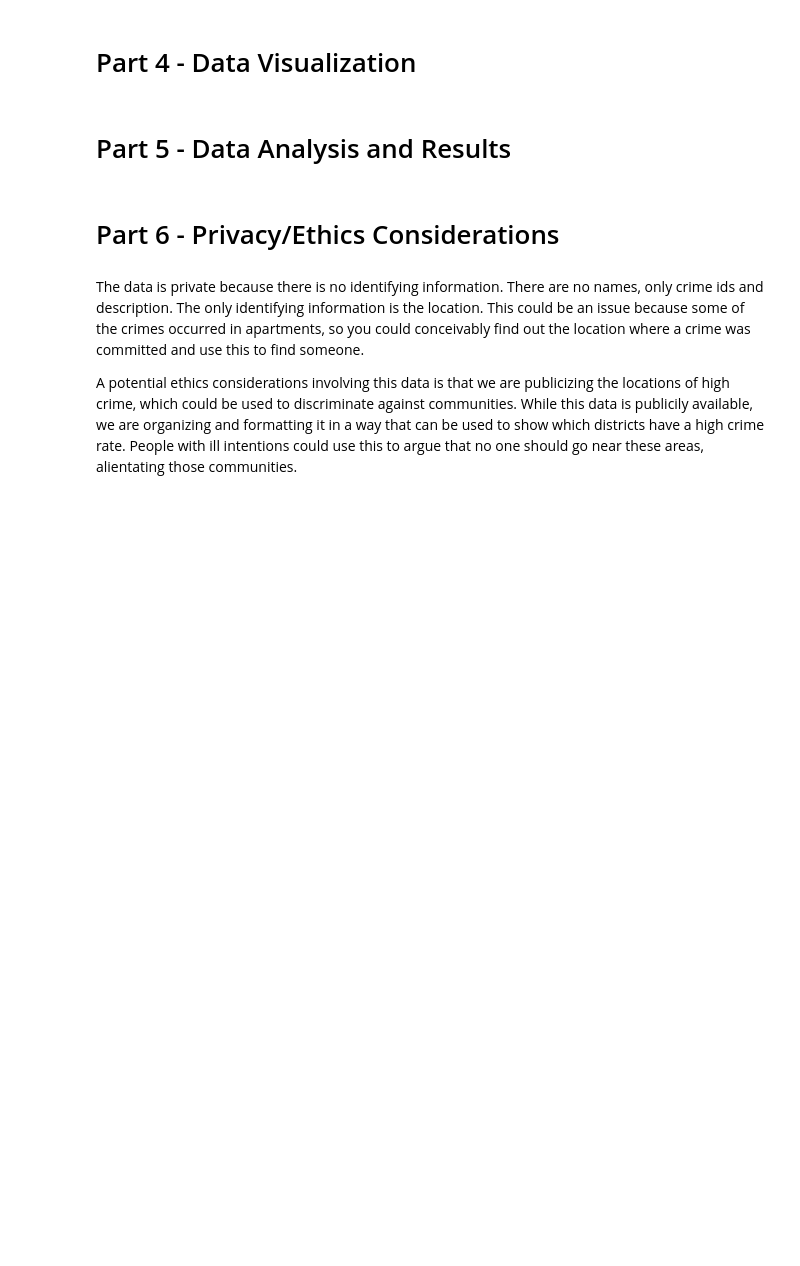
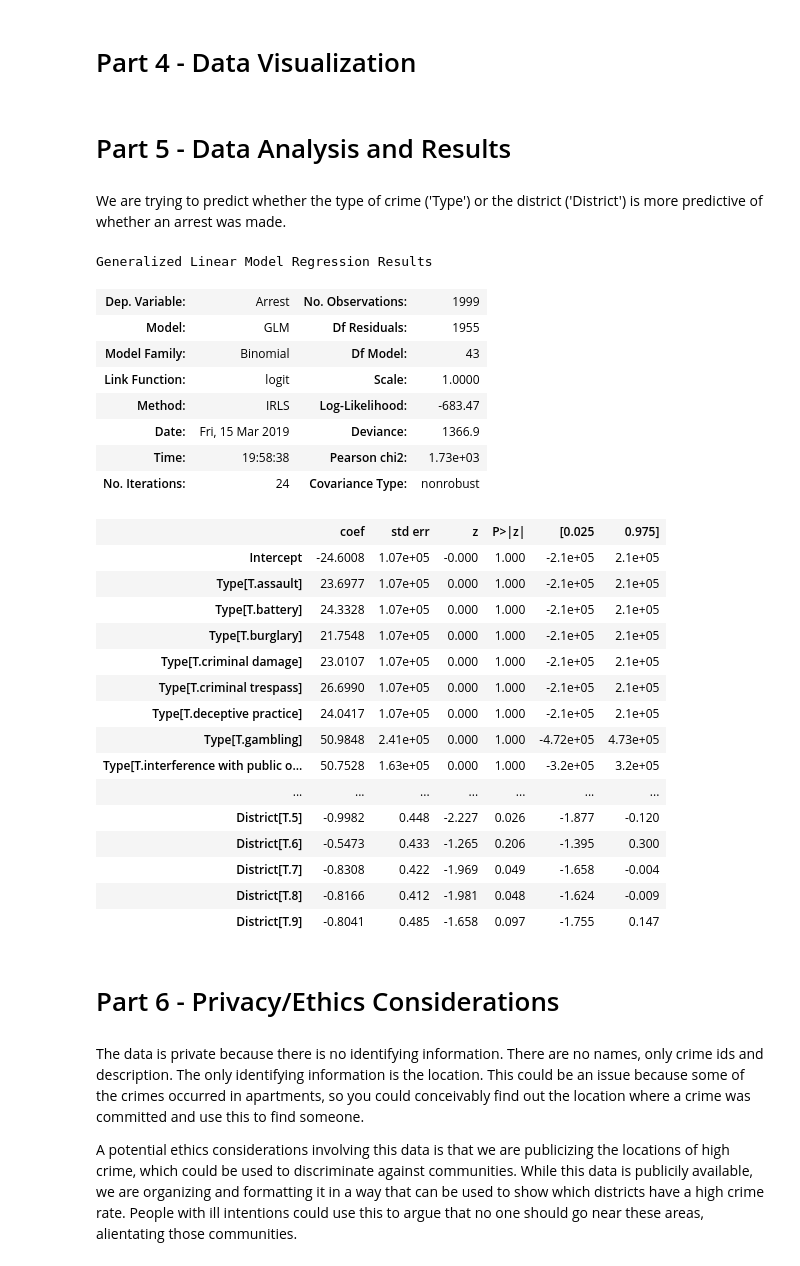
Before and after one commit to COGS108/Projects, a Jupyter notebook: FinalProject.ipynb, the cells around one changed output. Drawn from its saved outputs; the diff is of its cells as text; code cells hidden in the pictures; blank space fills up the shorter version.

```diff
--- a/FinalProject.ipynb
+++ b/FinalProject.ipynb
@@ -145,11 +146,44 @@ def arrest_to_int(string):
         return 1
     elif string == False:
         return 0
-crimes['Arrest'] = crimes['Arrest'].apply(arrest_to_int)
+crime['Arrest'] = crime['Arrest'].apply(arrest_to_int)
 # %% [markdown]
 # Part 4 - Data Visualization
 # %% [markdown]
 # Part 5 - Data Analysis and Results
+# %% [markdown]
+We are trying to predict whether the type of crime ('Type') or the district ('District') is more predictive of whether an arrest was made.
+# %%
+#binomial_model = smf.glm(formula='ArrestInts ~ Type + District', data=crimes.loc[ind,:] , family=sm.families.Binomial())
+binomial_model = smf.glm(formula='Arrest ~ Type + District', data=crime, family=sm.families.Binomial())
+binomial_results = binomial_model.fit()
+binomial_results.summary()
+# %% [output]
+Generalized Linear Model Regression Results
+| Dep. Variable: | Arrest | No. Observations: | 1999 |
+| Model: | GLM | Df Residuals: | 1955 |
+| Model Family: | Binomial | Df Model: | 43 |
+| Link Function: | logit | Scale: | 1.0000 |
+| Method: | IRLS | Log-Likelihood: | -683.47 |
+| Date: | Fri, 15 Mar 2019 | Deviance: | 1366.9 |
+| Time: | 19:58:38 | Pearson chi2: | 1.73e+03 |
+| No. Iterations: | 24 | Covariance Type: | nonrobust |
+|  | coef | std err | z | P>|z| | [0.025 | 0.975] |
+| Intercept | -24.6008 | 1.07e+05 | -0.000 | 1.000 | -2.1e+05 | 2.1e+05 |
+| Type[T.assault] | 23.6977 | 1.07e+05 | 0.000 | 1.000 | -2.1e+05 | 2.1e+05 |
+| Type[T.battery] | 24.3328 | 1.07e+05 | 0.000 | 1.000 | -2.1e+05 | 2.1e+05 |
+| Type[T.burglary] | 21.7548 | 1.07e+05 | 0.000 | 1.000 | -2.1e+05 | 2.1e+05 |
+| Type[T.criminal damage] | 23.0107 | 1.07e+05 | 0.000 | 1.000 | -2.1e+05 | 2.1e+05 |
+| Type[T.criminal trespass] | 26.6990 | 1.07e+05 | 0.000 | 1.000 | -2.1e+05 | 2.1e+05 |
+| Type[T.deceptive practice] | 24.0417 | 1.07e+05 | 0.000 | 1.000 | -2.1e+05 | 2.1e+05 |
+| Type[T.gambling] | 50.9848 | 2.41e+05 | 0.000 | 1.000 | -4.72e+05 | 4.73e+05 |
+| Type[T.interference with public o... | 50.7528 | 1.63e+05 | 0.000 | 1.000 | -3.2e+05 | 3.2e+05 |
+| ... | ... | ... | ... | ... | ... | ... |
+| District[T.5] | -0.9982 | 0.448 | -2.227 | 0.026 | -1.877 | -0.120 |
+| District[T.6] | -0.5473 | 0.433 | -1.265 | 0.206 | -1.395 | 0.300 |
+| District[T.7] | -0.8308 | 0.422 | -1.969 | 0.049 | -1.658 | -0.004 |
+| District[T.8] | -0.8166 | 0.412 | -1.981 | 0.048 | -1.624 | -0.009 |
+| District[T.9] | -0.8041 | 0.485 | -1.658 | 0.097 | -1.755 | 0.147 |
 # %% [markdown]
 # Part 6 - Privacy/Ethics Considerations
 # %% [markdown]
```
Also changed, not shown: parts of 7 cells of this notebook, 1 other file.
